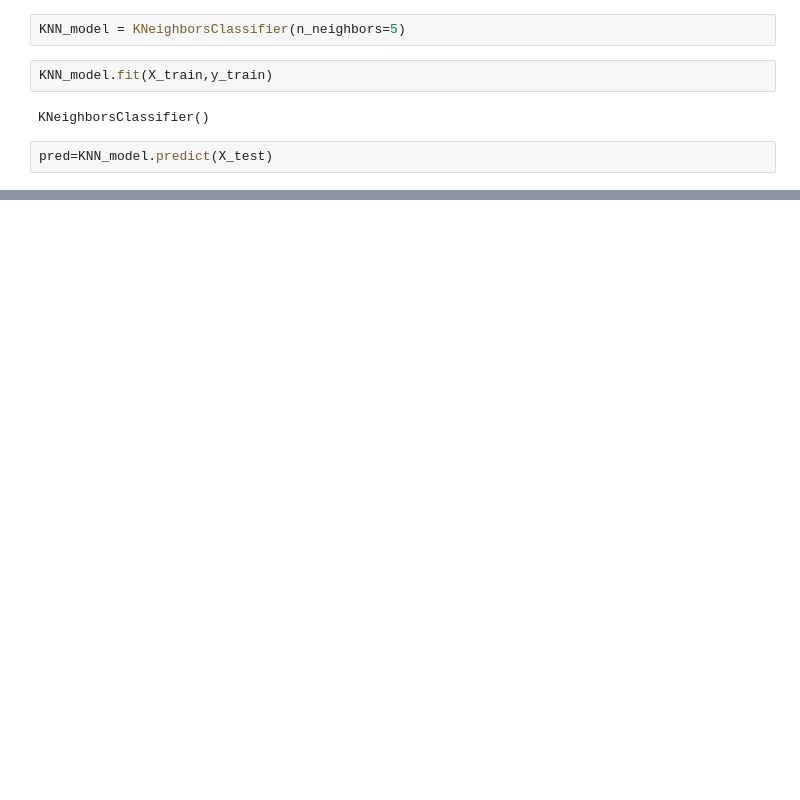
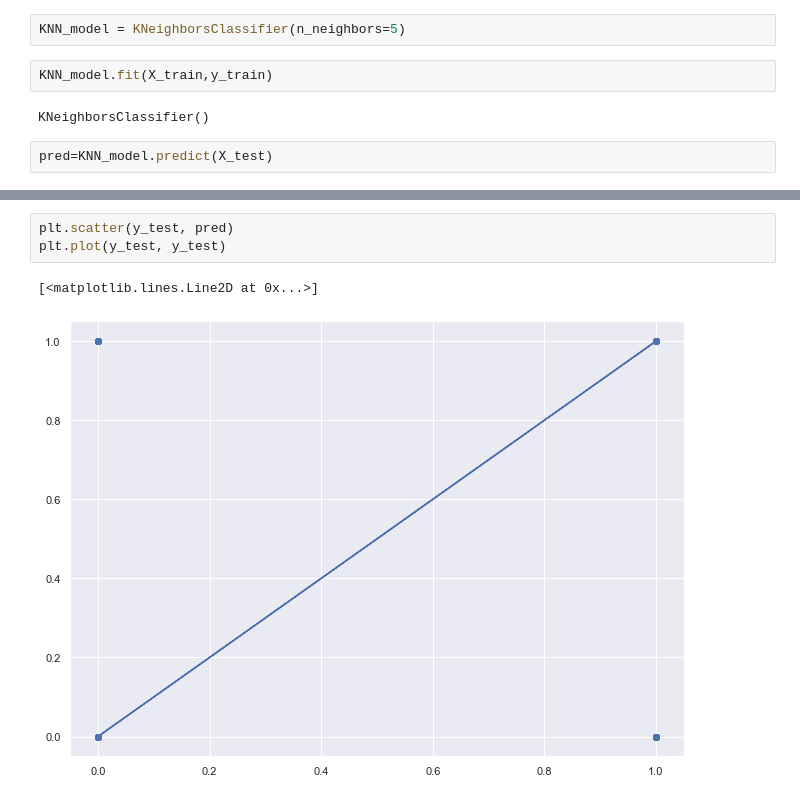
Before and after one commit to MaryamNzr/Capstone-Two, a Jupyter notebook: Pre-processing and Modeling_2020 National Survey of Children’s Health (NSCH).ipynb, the cells around one changed output, grey strips where cells are left out. Cells and saved outputs as stored; diff of their text form; blank space fills up the shorter version.

```diff
--- a/Pre-processing and Modeling_2020 National Survey of Children’s Health (NSCH).ipynb
+++ b/Pre-processing and Modeling_2020 National Survey of Children’s Health (NSCH).ipynb
@@ -281,3 +526,9 @@ print(confusion_matrix(pred, y_test))
+# %%
+plt.scatter(y_test, pred)
+plt.plot(y_test, y_test)
+# %% [output]
+[<matplotlib.lines.Line2D at 0x...>]
+[figure, added]
 # %%
 SVC_model= SVC()
 SVC_model.fit(X_train,y_train)
```
Also changed, not shown: parts of 24 cells of this notebook.
